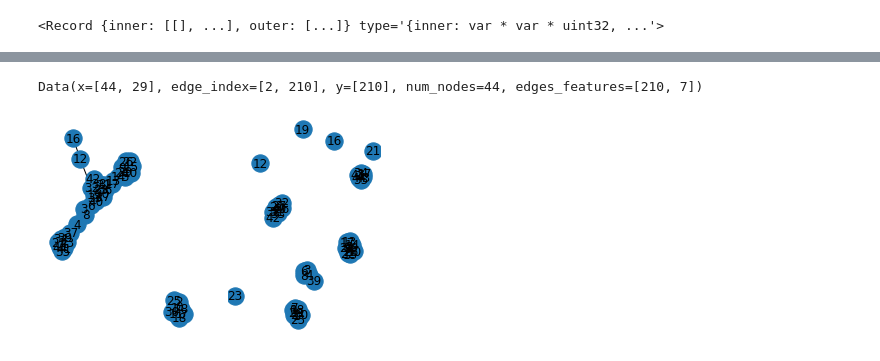
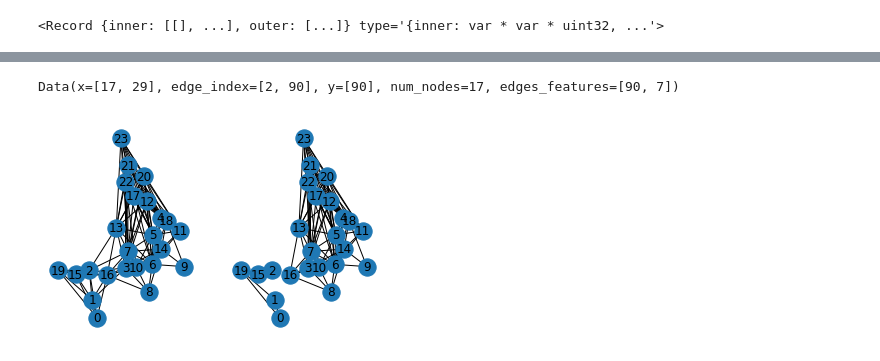
Before and after one commit to chrisizeh/Graph_Linking, a Jupyter notebook: data_processing.ipynb, the cells around one changed output, grey strips where cells are left out. Saved outputs shown, nothing was run; the diff lists cells and outputs as text; code cells hidden in the pictures.

Commit message:
fix dataset for new data; run GNN

```diff
--- a/data_processing.ipynb
+++ b/data_processing.ipynb
@@ -387,14 +393,17 @@ val_counts
 # %%
-dataset_training.get(0)
+dataset_training.get(101)
 # %% [output]
-Data(x=[44, 29], edge_index=[2, 210], y=[210], num_nodes=44, edges_features=[210, 7])
+Data(x=[17, 29], edge_index=[2, 90], y=[90], num_nodes=17, edges_features=[90, 7])
 # %%
-G = torch_geometric.utils.to_networkx(dataset_training.get(1), to_undirected=True)
-newData = Data(x=dataset_training.get(1).x, num_nodes=dataset_training.get(1).num_nodes, edge_index=dataset_training.get(1).edge_index[:, dataset_training.get(1).y > 0])
+data_idx = 108
+G = torch_geometric.utils.to_networkx(dataset_training.get(data_idx), to_undirected=True)
+newData = Data(x=dataset_training.get(data_idx).x, num_nodes=dataset_training.get(data_idx).num_nodes, edge_index=dataset_training.get(data_idx).edge_index[:, dataset_training.get(data_idx).y > 0])
 newG = torch_geometric.utils.to_networkx(newData, to_undirected=True)
 
+pos = dict(zip(list(range(dataset_training.get(data_idx).num_nodes)), dataset_training.get(data_idx).x[:, :2]))
+
 fig, ax = plt.subplots(1, 2)
-nx.draw(G, with_labels=True, ax=ax[0])
-nx.draw(newG, with_labels=True, ax=ax[1])
+nx.draw(G, with_labels=True, ax=ax[0], pos=pos)
+nx.draw(newG, with_labels=True, ax=ax[1], pos=pos)
 # %% [output]
-[figure, old version]
+[figure, new version]
```
Also changed, not shown: parts of 17 cells of this notebook, 2 other files.
